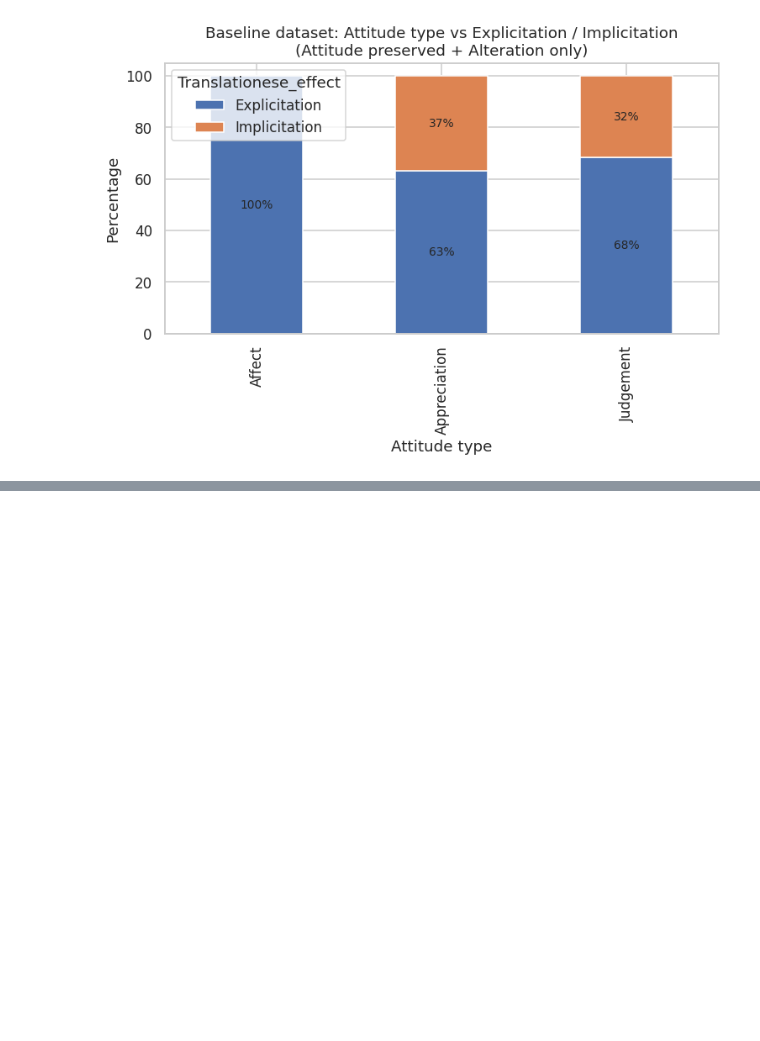
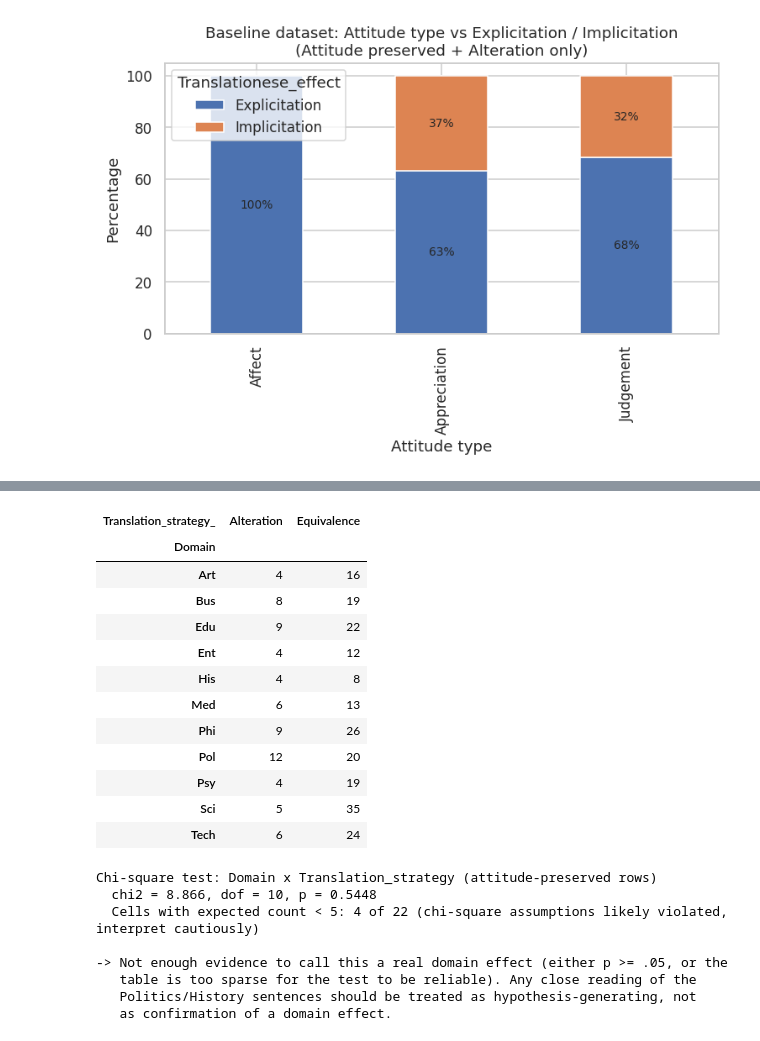
Before and after one commit to happy522/AttituTED-Corpus, a Jupyter notebook: NEW analysis/implicitation_study_analysis_with_titles.ipynb, the cells around one changed output, grey strips where cells are left out. Drawn from its saved outputs; the diff is of its cells as text; code cells hidden in the pictures; blank space fills up the shorter version.

```diff
--- a/NEW analysis/implicitation_study_analysis_with_titles.ipynb
+++ b/NEW analysis/implicitation_study_analysis_with_titles.ipynb
@@ -1840,0 +1851,53 @@ Expected frequencies
+# %%
+from scipy.stats import chi2_contingency
+
+# Build the Domain x Strategy contingency table on the same attitude-preserved subset used in 20b
+domain_strategy_ct = pd.crosstab(
+    same_attitude_df["Domain"], same_attitude_df["Translation_strategy_"]
+)
+# Keep only the two strategy columns relevant to the test
+domain_strategy_ct = domain_strategy_ct[[c for c in ["Alteration", "Equivalence"] if c in domain_strategy_ct.columns]]
+display(domain_strategy_ct)
+
+chi2, p_value, dof, expected = chi2_contingency(domain_strategy_ct)
+
+expected_df = pd.DataFrame(expected, index=domain_strategy_ct.index, columns=domain_strategy_ct.columns)
+n_low_expected = (expected_df < 5).sum().sum()
+
+print(f"Chi-square test: Domain x Translation_strategy (attitude-preserved rows)")
+print(f"  chi2 = {chi2:.3f}, dof = {dof}, p = {p_value:.4f}")
+print(f"  Cells with expected count < 5: {n_low_expected} of {expected_df.size} "
+      f"({'chi-square assumptions likely violated, interpret cautiously' if n_low_expected > 0 else 'assumptions OK'})")
+
+if p_value < 0.05 and n_low_expected == 0:
+    print("\n-> Domain differences look statistically meaningful. Reading the Politics/History\n"
+          "   sentences for qualitative patterns is a reasonable next step.")
+else:
+    print("\n-> Not enough evidence to call this a real domain effect (either p >= .05, or the\n"
+          "   table is too sparse for the test to be reliable). Any close reading of the\n"
+          "   Politics/History sentences should be treated as hypothesis-generating, not\n"
+          "   as confirmation of a domain effect.")
+
+domain_strategy_ct.to_csv(os.path.join(OUTPUT_DIR, "task20d_domain_chi_square_table.csv"))
+# %% [output]
+| Translation_strategy_ | Alteration | Equivalence |
+| Domain |  |  |
+| Art | 4 | 16 |
+| Bus | 8 | 19 |
+| Edu | 9 | 22 |
+| Ent | 4 | 12 |
+| His | 4 | 8 |
+| Med | 6 | 13 |
+| Phi | 9 | 26 |
+| Pol | 12 | 20 |
+| Psy | 4 | 19 |
+| Sci | 5 | 35 |
+| Tech | 6 | 24 |
+Chi-square test: Domain x Translation_strategy (attitude-preserved rows)
+  chi2 = 8.866, dof = 10, p = 0.5448
+  Cells with expected count < 5: 4 of 22 (chi-square assumptions likely violated, interpret cautiously)
+
+-> Not enough evidence to call this a real domain effect (either p >= .05, or the
+   table is too sparse for the test to be reliable). Any close reading of the
+   Politics/History sentences should be treated as hypothesis-generating, not
+   as confirmation of a domain effect.
```
Also changed, not shown: parts of 8 cells of this notebook.
